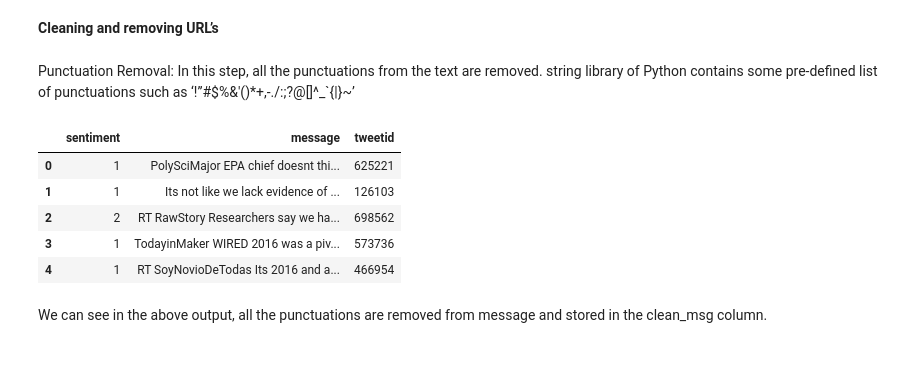
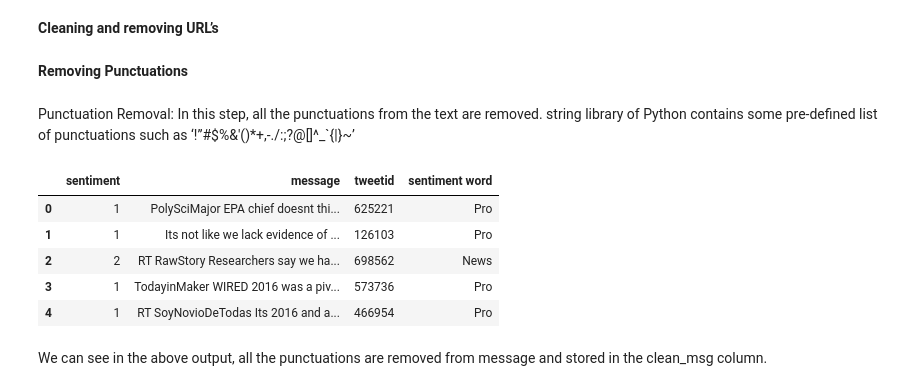
Before and after one commit to muheezokunade/TeamNM1-Classification-, a Jupyter notebook: Classification Predict.ipynb, the cells around one changed output. Drawn from its saved outputs; the diff is of its cells as text; code cells hidden in the pictures; blank space fills up the shorter version.

```diff
--- a/Classification Predict.ipynb
+++ b/Classification Predict.ipynb
@@ -116,0 +132,21 @@ df_train.head()
+# %%
+'''# convert class from numerical to word definition of class
+def class_changer(df):
+    df = df_train
+    word_class = []
+    old_class = df['sentiment']
+
+    for class_ in old_class:
+        if class_ == 2:
+            word_class.append('News')
+        elif class_ == 1:
+            word_class.append('Pro')
+        elif class_ == 0:
+            word_class.append('Neutral')
+        else:
+            word_class.append('Anti')
+    df['sentiment'] = word_class
+
+    return df
+df_train = class_changer(df_train)
+df_test = class_changer(df_test)  '''
@@ -117,3 +155,6 @@ df_train.head()
+# %%
+df_train['sentiment word'] = df_train.sentiment.apply(lambda x: "News" if x ==2 else"Pro" if x==1 else "Neutral" if x==0 else "Anti")
+df_test['sentiment word'] = df_train.sentiment.apply(lambda x: "News" if x ==2 else"Pro" if x==1 else "Neutral" if x==0 else "Anti")
 # %% [markdown]
 The train dataset includes all features of the Dataframe.
 # %% [markdown]
@@ -259,24 +303,28 @@ This illustrates the sentiment entities in the dataset in a more understandable
 pattern_url = r'http[s]?://(?:[A-Za-z]|[0-9]|[$-_@.&+]|[!*\(\),]|(?:%[0-9A-Fa-f][0-9A-Fa-f]))+'
 subs_url = r'url-web'
 df_train['message'] = df_train['message'].replace(to_replace = pattern_url, value = subs_url, regex = True)
+df_test['message'] = df_train['message'].replace(to_replace = pattern_url, value = subs_url, regex = True)
+# %% [markdown]
+**Removing Punctuations**
 # %% [markdown]
 Punctuation Removal:
 In this step, all the punctuations from the text are removed. string library of Python contains some pre-defined list of punctuations such as ‘!”#$%&'()*+,-./:;?@[\]^_`{|}~’
 # %%
 #defining the function to remove punctuation
 def remove_punctuation(text):
     punctuationfree="".join([i for i in text if i not in string.punctuation])
     return punctuationfree
 #storing the puntuation free text
 df_train['message']= df_train['message'].apply(lambda x:remove_punctuation(x))
+df_test['message']= df_train['message'].apply(lambda x:remove_punctuation(x))
 df_train.head()
 # %% [output]
-|  | sentiment | message | tweetid |
-| 0 | 1 | PolySciMajor EPA chief doesnt thi... | 625221 |
-| 1 | 1 | Its not like we lack evidence of ... | 126103 |
-| 2 | 2 | RT RawStory Researchers say we ha... | 698562 |
-| 3 | 1 | TodayinMaker WIRED 2016 was a piv... | 573736 |
-| 4 | 1 | RT SoyNovioDeTodas Its 2016 and a... | 466954 |
+|  | sentiment | message | tweetid | sentiment word |
+| 0 | 1 | PolySciMajor EPA chief doesnt thi... | 625221 | Pro |
+| 1 | 1 | Its not like we lack evidence of ... | 126103 | Pro |
+| 2 | 2 | RT RawStory Researchers say we ha... | 698562 | News |
+| 3 | 1 | TodayinMaker WIRED 2016 was a piv... | 573736 | Pro |
+| 4 | 1 | RT SoyNovioDeTodas Its 2016 and a... | 466954 | Pro |
 # %% [markdown]
 We can see in the above output, all the punctuations are removed from message and stored in the clean_msg column.
 # %% [markdown]
```
Also changed, not shown: parts of 60 cells of this notebook, 1 other file.
